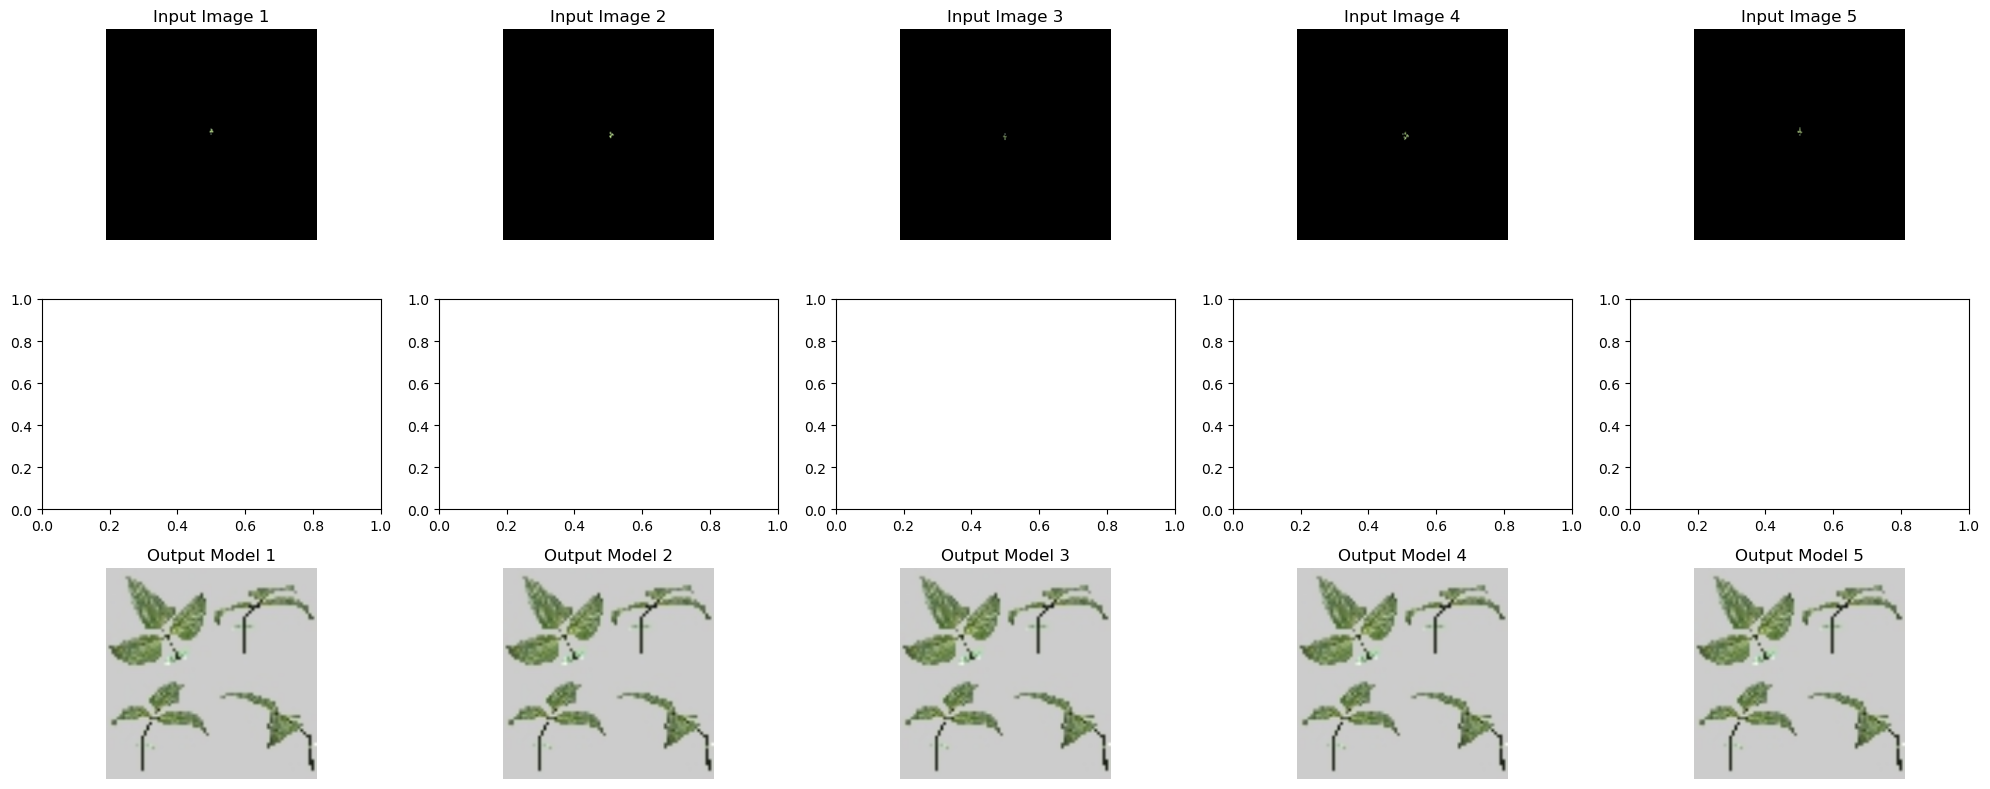
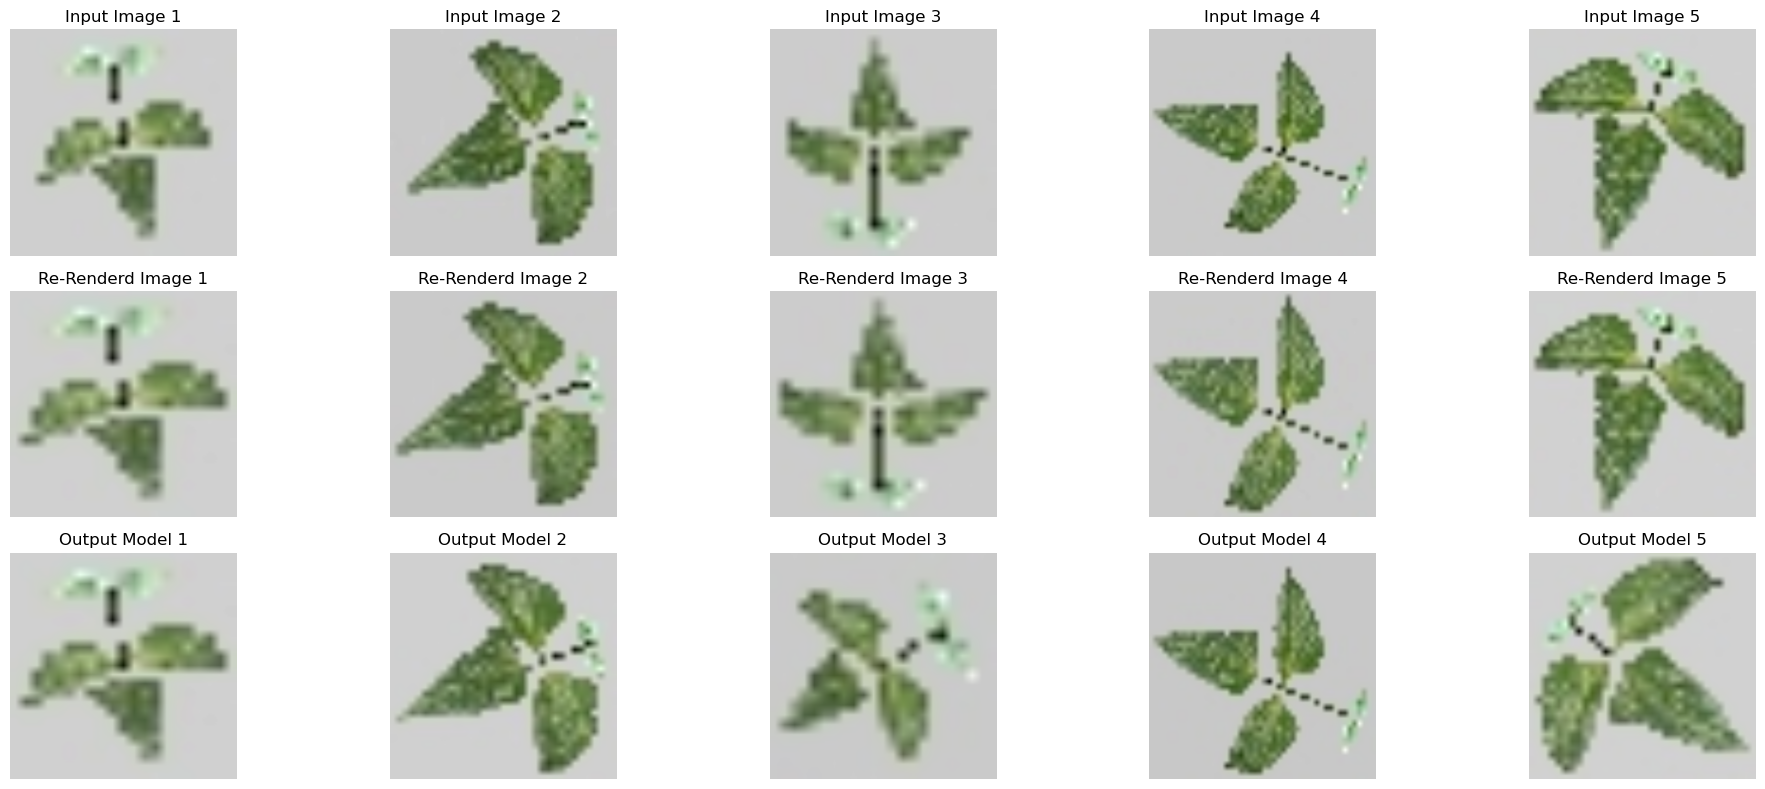
The change to this notebook cell's code, shown as a diff; its figure went from the first image to the second:
--- before
+++ after
@@ -27,4 +27,5 @@
     command += f"cd {program_path} && ./main " 
     command += f"-h 1.0 -o {output_path} -name {image_name} -tile none -f {os.path.join(output_path, filename)}"
+    #command += f"-h 1.0 -o {output_path} -name {image_name} -tile black -f {os.path.join(output_path, filename)}"
     if rotation:
         command += " -r"
@@ -43,5 +44,5 @@
 os.makedirs(temp_folder, exist_ok=True)
 
-image_size = 224
+image_size = 448
 device = model.device
 for idx, data in enumerate(dataset):
@@ -68,9 +69,9 @@
     if 1:
         re_render_xml(os.path.abspath(temp_folder), os.path.abspath(plant_xml_file_name))
-        if 0:
+        img = cv2.imread(plant_xml_file_name.replace("xml","jpeg"))
+        if 1:
             leaf_area, plant_width, plant_height, leaf_img, _ = process_leaf_image(img, sqaure_crop=False, thr=0.2)
             img = cv2.resize(leaf_img, (image_size, image_size))
         else:
-            img = cv2.imread(plant_xml_file_name.replace("xml","jpeg"))
             img = cv2.resize(img, (image_size, image_size))
         gt_img = img.copy()
@@ -79,6 +80,5 @@
 
     with torch.no_grad():
-        pixel_values = dataset[0]["pixel_values"].unsqueeze(0).to(model.device)
-        result = model.generate(pixel_values,decoder_start_token_id=SOS_TOKEN, max_length=200)
+        result = model.generate(image, decoder_start_token_id=SOS_TOKEN, max_length=200)
         result = result.squeeze().cpu().numpy()
 
@@ -93,9 +93,18 @@
     re_render_xml(os.path.abspath(temp_folder), os.path.abspath(plant_xml_file_name))
 
-    img, _ = load_sideview_images(temp_folder, plant_xml_file_name.replace("xml","jpeg"), 224, True)
+    if 0:
+        img, _ = load_sideview_images(temp_folder, plant_xml_file_name.replace("xml","jpeg"), 224, True)
+    else:
+        if 1:
+            img = cv2.imread(plant_xml_file_name.replace("xml","jpeg"))
+            leaf_area, plant_width, plant_height, leaf_img, _ = process_leaf_image(img, sqaure_crop=False, thr=0.2)
+            img = cv2.resize(leaf_img, (image_size, image_size))
+        else:
+            img = cv2.resize(img, (image_size, image_size))
 
     image_vis = image[0].permute(1, 2, 0).cpu()
+    image_vis = cv2.normalize(np.array(image_vis), None, alpha=0, beta=255, norm_type=cv2.NORM_MINMAX, dtype=cv2.CV_8U)
 
-    image_vis = cv2.normalize(np.array(image_vis), None, alpha=0, beta=255, norm_type=cv2.NORM_MINMAX, dtype=cv2.CV_8U)
+
     row, col = divmod(idx, n_figures)
     axes[row, col].imshow(image_vis[:, :, 0:3])
@@ -103,13 +112,12 @@
     axes[row, col].axis('off')
 
-    # axes[row+1, col].imshow(gt_img[:, :, 0:3])
-    # axes[row+1, col].set_title(f"Re-Renderd Image {idx + 1}")
-    # axes[row+1, col].axis('off')
-
-    # depth = model.predicted_depth.squeeze().cpu()
-    # axes[row+1, col].imshow(depth)
-    # axes[row+1, col].set_title(f"Estimated Depth Image {idx + 1}")
-    # axes[row+1, col].axis('off')
-
+    gt_img = cv2.normalize(gt_img, None, alpha=0, beta=255, norm_type=cv2.NORM_MINMAX, dtype=cv2.CV_8U)
+    gt_img = cv2.cvtColor(gt_img, cv2.COLOR_RGB2BGR)
+    axes[row+1, col].imshow(gt_img)
+    axes[row+1, col].set_title(f"Re-Renderd Image {idx + 1}")
+    axes[row+1, col].axis('off')
+    
+    img = cv2.normalize(img, None, alpha=0, beta=255, norm_type=cv2.NORM_MINMAX, dtype=cv2.CV_8U)
+    img = cv2.cvtColor(img, cv2.COLOR_RGB2BGR)
     axes[row + 2, col].imshow(img)
     axes[row + 2, col].set_title(f"Output Model {idx + 1}")

Commit: Tested hugging face training